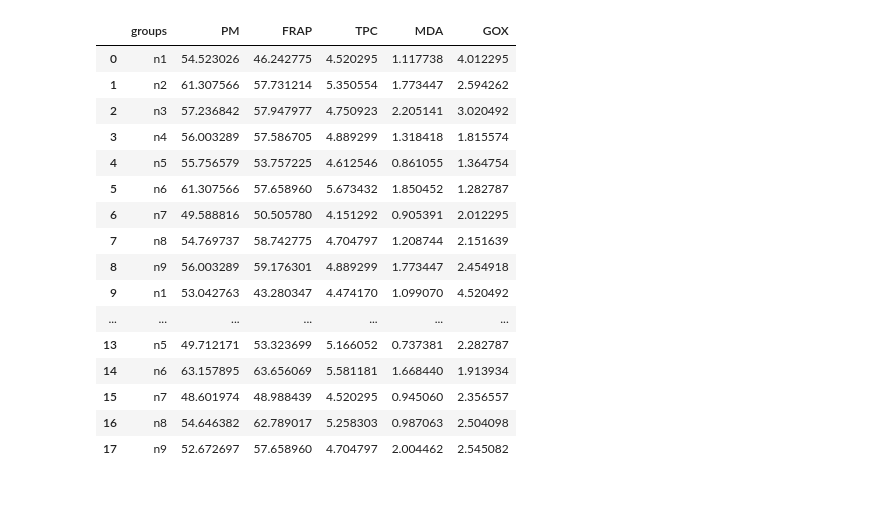
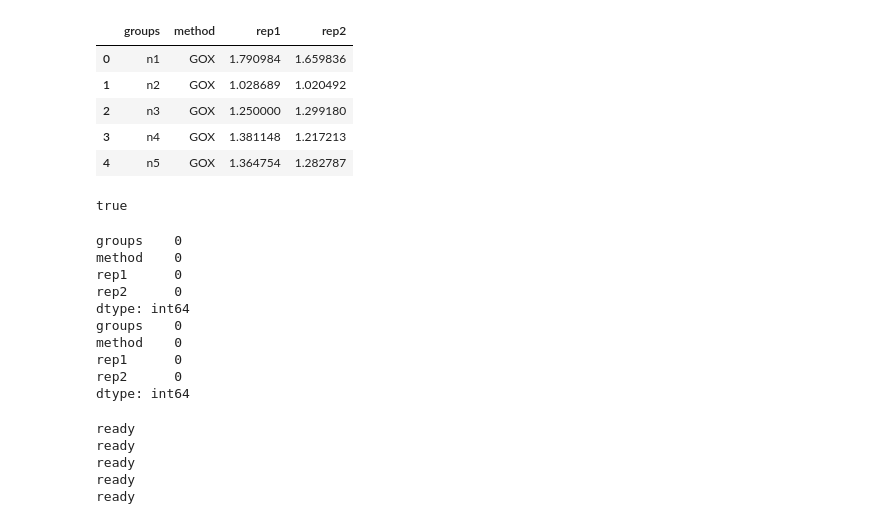
Before and after one commit to MKolaksazov/Data-Science, a Jupyter notebook: Colab code (graphs)/Medicago_stacked.ipynb, the cells around one changed output. Saved outputs shown, nothing was run; the diff lists cells and outputs as text; code cells hidden in the pictures; blank space fills up the shorter version.

```diff
--- a/Colab code (graphs)/Medicago_stacked.ipynb
+++ b/Colab code (graphs)/Medicago_stacked.ipynb
@@ -19,20 +19,38 @@ csv_file
 # %%
-df
+df.head()
 # %% [output]
-|  | groups | PM | FRAP | TPC | MDA | GOX |
-| 0 | n1 | 54.523026 | 46.242775 | 4.520295 | 1.117738 | 4.012295 |
-| 1 | n2 | 61.307566 | 57.731214 | 5.350554 | 1.773447 | 2.594262 |
-| 2 | n3 | 57.236842 | 57.947977 | 4.750923 | 2.205141 | 3.020492 |
-| 3 | n4 | 56.003289 | 57.586705 | 4.889299 | 1.318418 | 1.815574 |
-| 4 | n5 | 55.756579 | 53.757225 | 4.612546 | 0.861055 | 1.364754 |
-| 5 | n6 | 61.307566 | 57.658960 | 5.673432 | 1.850452 | 1.282787 |
-| 6 | n7 | 49.588816 | 50.505780 | 4.151292 | 0.905391 | 2.012295 |
-| 7 | n8 | 54.769737 | 58.742775 | 4.704797 | 1.208744 | 2.151639 |
-| 8 | n9 | 56.003289 | 59.176301 | 4.889299 | 1.773447 | 2.454918 |
-| 9 | n1 | 53.042763 | 43.280347 | 4.474170 | 1.099070 | 4.520492 |
-| ... | ... | ... | ... | ... | ... | ... |
-| 13 | n5 | 49.712171 | 53.323699 | 5.166052 | 0.737381 | 2.282787 |
-| 14 | n6 | 63.157895 | 63.656069 | 5.581181 | 1.668440 | 1.913934 |
-| 15 | n7 | 48.601974 | 48.988439 | 4.520295 | 0.945060 | 2.356557 |
-| 16 | n8 | 54.646382 | 62.789017 | 5.258303 | 0.987063 | 2.504098 |
-| 17 | n9 | 52.672697 | 57.658960 | 4.704797 | 2.004462 | 2.545082 |
+|  | groups | method | rep1 | rep2 |
+| 0 | n1 | GOX | 1.790984 | 1.659836 |
+| 1 | n2 | GOX | 1.028689 | 1.020492 |
+| 2 | n3 | GOX | 1.250000 | 1.299180 |
+| 3 | n4 | GOX | 1.381148 | 1.217213 |
+| 4 | n5 | GOX | 1.364754 | 1.282787 |
+# %%
+repetitions = False
+
+for col in df.columns:
+  if col == 'rep1':
+    repetitions = True
+    print('true')
+# %% [output]
+true
+# %%
+# Convert 'rep1' and 'rep2' columns to numeric, handling errors
+df['rep1'] = pd.to_numeric(df['rep1'], errors='coerce')
+df['rep2'] = pd.to_numeric(df['rep2'], errors='coerce')
+
+# Check for missing values in 'rep1' and 'rep2'
+print(df.isnull().sum())
+df = df.dropna();
+print(df.isnull().sum())
+# %% [output]
+groups    0
+method    0
+rep1      0
+rep2      0
+dtype: int64
+groups    0
+method    0
+rep1      0
+rep2      0
+dtype: int64
@@ -38,0 +59,19 @@ df
+# %%
+# Пример: създаване на нова колона 'GOX_rep1' и присвояване на филтрираните стойности
+# Важно: Този код ще работи коректно само ако броят на редовете във филтрирания резултат съвпада с броя на редовете в оригиналния DataFrame,
+# или ако присвоявате към нов DataFrame.
+
+# Ако искате да добавите стойностите само за филтрираните редове и останалите да са NaN
+for method in df_long['method'].unique():
+  df_long[method] = df_long[df_long['method'] == method]['value']
+  print ('ready')
+
+# Или, ако искате да присвоите стойностите към нов DataFrame
+# new_df = df.copy()
+# new_df['GOX_rep1'] = gox_rep1_values.reindex(new_df.index) # Използване на reindex за съвпадение на индексите
+# %% [output]
+ready
+ready
+ready
+ready
+ready
```
Also changed, not shown: parts of 8 cells of this notebook.
